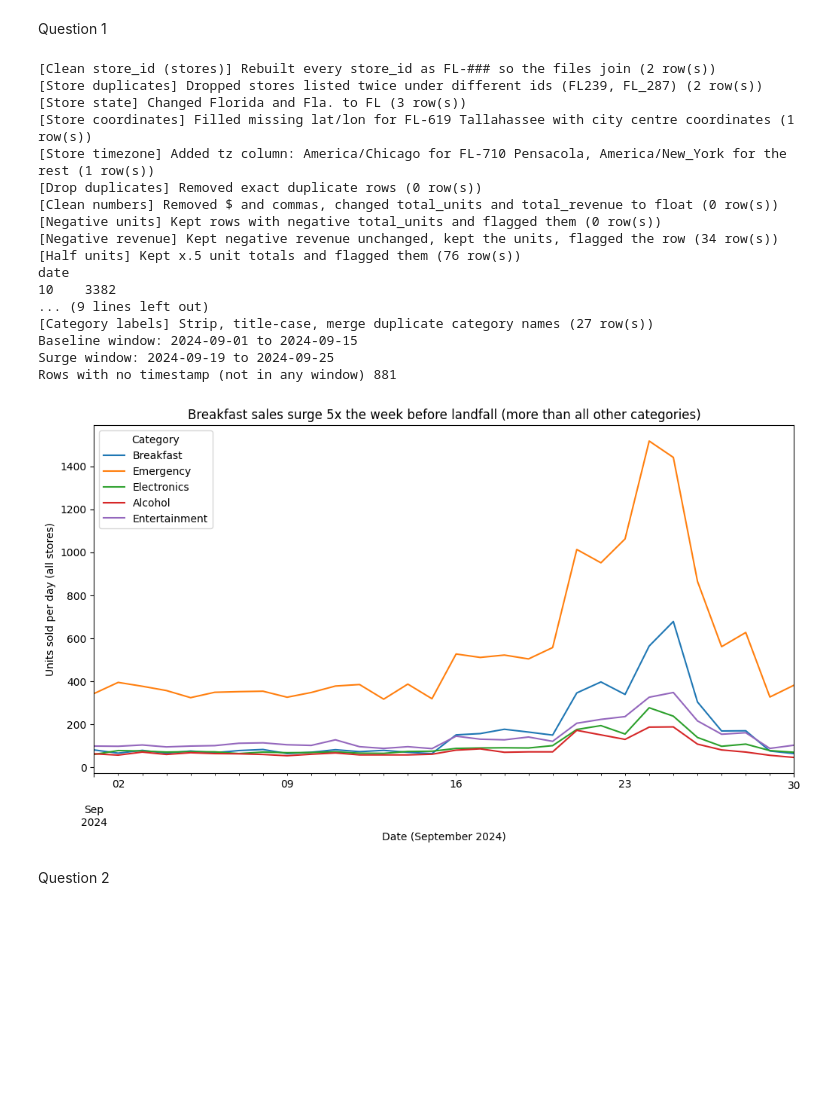
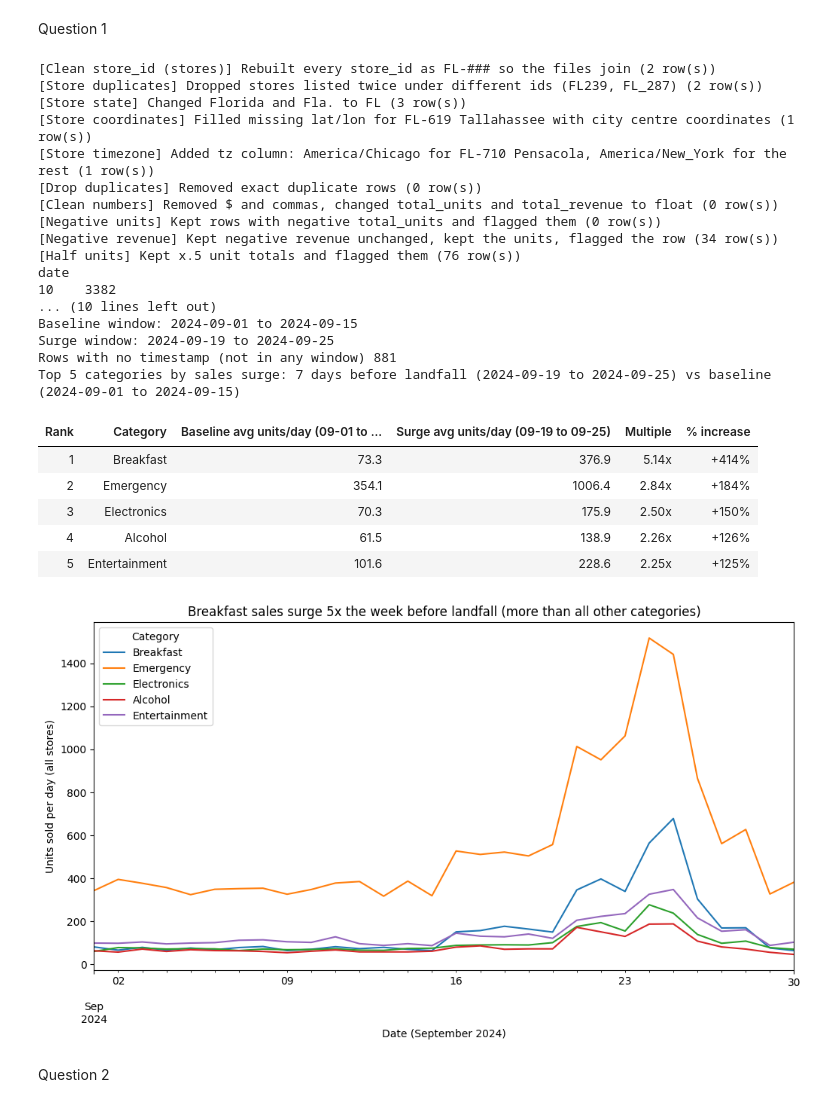
Before and after one commit to rushilnanga/walmart-hurricane-project, a Jupyter notebook: notebooks/Final Walmart Notebook.ipynb, the cells around one changed output. Cells and saved outputs as stored; diff of their text form; code cells hidden in the pictures; blank space fills up the shorter version.

```diff
--- a/notebooks/Final Walmart Notebook.ipynb
+++ b/notebooks/Final Walmart Notebook.ipynb
@@ -178,35 +178,62 @@ q1 = q1.sort_values('multiple', ascending=False)
 
 print('Baseline window:', BASELINE[0], 'to' , BASELINE[1])
 print('Surge window:', SURGE[0], 'to' , SURGE[1])
 print('Rows with no timestamp (not in any window)', tx['date'].isna().sum())
 q1.round(2)
 
+# table: % increase for the top 5 categories
+table = q1.head(5).copy()
+table.index.name = 'Category'
+table = table.reset_index()
+table.insert(0, 'Rank', range(1, len(table) + 1))
+
+table = table.rename(columns={
+    'baseline_avg': f'Baseline avg units/day ({BASELINE[0][5:]} to {BASELINE[1][5:]})',
+    'surge_avg': f'Surge avg units/day ({SURGE[0][5:]} to {SURGE[1][5:]})',
+    'multiple': 'Multiple',
+    'pct_increase': '% increase',
+})
+
+print(f'Top 5 categories by sales surge: 7 days before landfall ({SURGE[0]} to {SURGE[1]}) '
+      f'vs baseline ({BASELINE[0]} to {BASELINE[1]})\n')
+display(table.style
+        .format({table.columns[2]: '{:.1f}', table.columns[3]: '{:.1f}',
+                 'Multiple': '{:.2f}x', '% increase': '+{:.0f}%'})
+        .hide(axis='index'))
+
+print()
 # Chart
 top5 = q1.index[:5]
 daily_cat[top5].plot(figsize=(12, 6))
 plt.title('Breakfast sales surge 5x the week before landfall (more than all other categories)')
 plt.xlabel('Date (September 2024)')
 plt.ylabel('Units sold per day (all stores)')
 plt.legend(title='Category')
 plt.show()
 # %% [output]
 [Clean store_id (stores)] Rebuilt every store_id as FL-### so the files join (2 row(s))
 [Store duplicates] Dropped stores listed twice under different ids (FL239, FL_287) (2 row(s))
 [Store state] Changed Florida and Fla. to FL (3 row(s))
 [Store coordinates] Filled missing lat/lon for FL-619 Tallahassee with city centre coordinates (1 row(s))
 [Store timezone] Added tz column: America/Chicago for FL-710 Pensacola, America/New_York for the rest (1 row(s))
 [Drop duplicates] Removed exact duplicate rows (0 row(s))
 [Clean numbers] Removed $ and commas, changed total_units and total_revenue to float (0 row(s))
 [Negative units] Kept rows with negative total_units and flagged them (0 row(s))
 [Negative revenue] Kept negative revenue unchanged, kept the units, flagged the row (34 row(s))
 [Half units] Kept x.5 unit totals and flagged them (76 row(s))
 date
 10    3382
-... (9 lines left out)
-[Category labels] Strip, title-case, merge duplicate category names (27 row(s))
+... (10 lines left out)
 Baseline window: 2024-09-01 to 2024-09-15
 Surge window: 2024-09-19 to 2024-09-25
 Rows with no timestamp (not in any window) 881
+Top 5 categories by sales surge: 7 days before landfall (2024-09-19 to 2024-09-25) vs baseline (2024-09-01 to 2024-09-15)
+| Rank | Category | Baseline avg units/day (09-01 to ... | Surge avg units/day (09-19 to 09-25) | Multiple | % increase |
+| 1 | Breakfast | 73.3 | 376.9 | 5.14x | +414% |
+| 2 | Emergency | 354.1 | 1006.4 | 2.84x | +184% |
+| 3 | Electronics | 70.3 | 175.9 | 2.50x | +150% |
+| 4 | Alcohol | 61.5 | 138.9 | 2.26x | +126% |
+| 5 | Entertainment | 101.6 | 228.6 | 2.25x | +125% |
 [figure]
 # %% [markdown]
 Question 2
```
Also changed, not shown: parts of 2 cells of this notebook.
